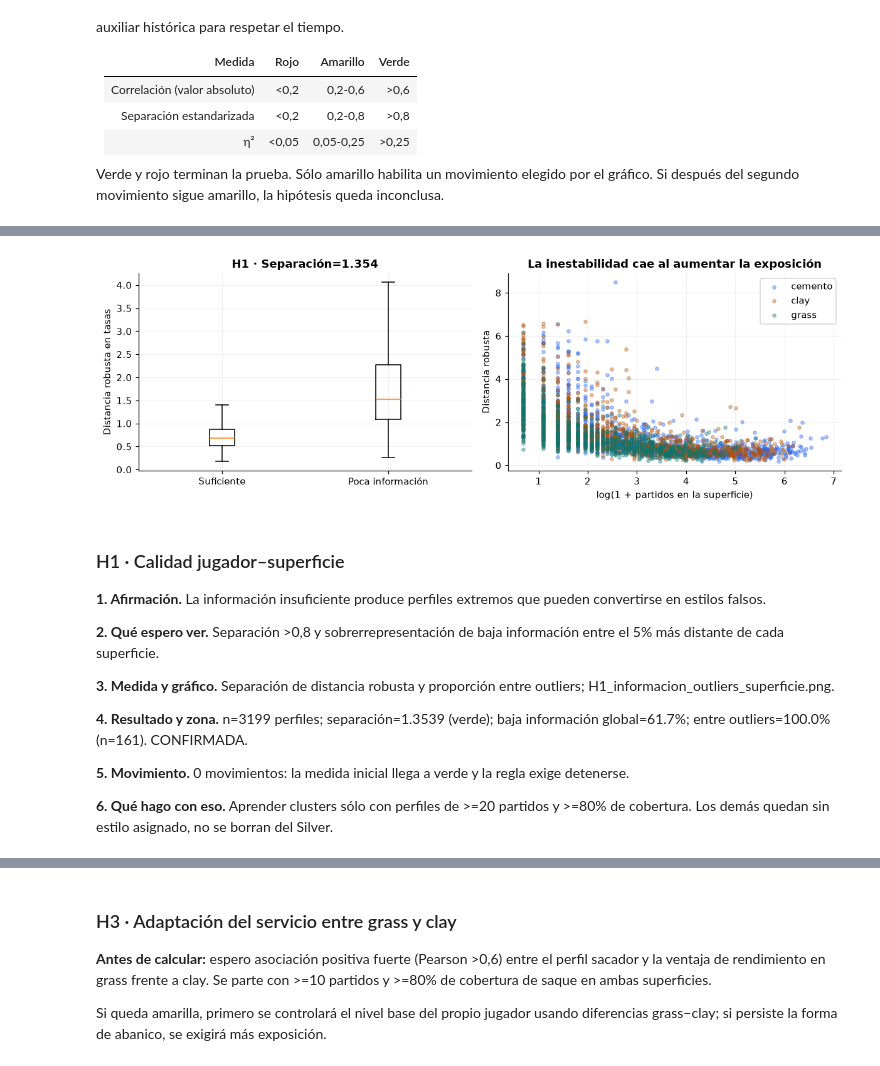
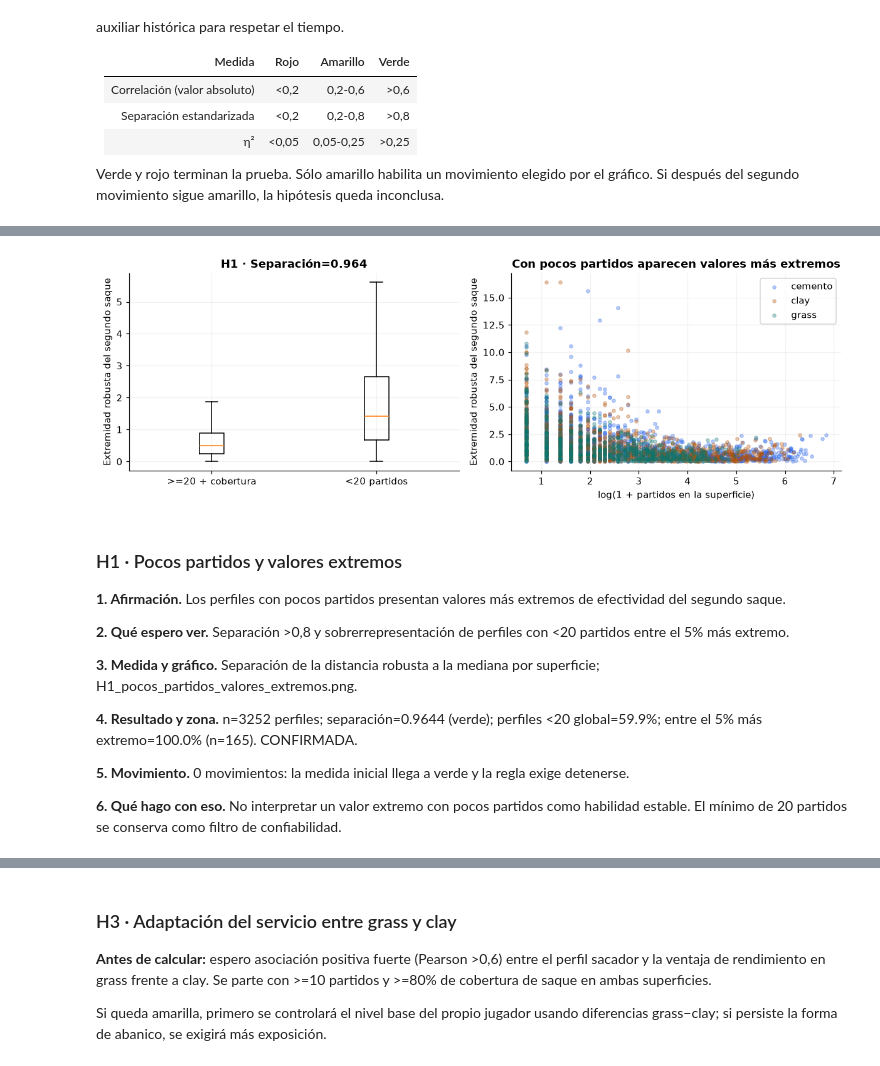
Before and after one commit to Rami195/ATP, a Jupyter notebook: entrega2/EDA_ATP_Entrega2.ipynb, the cells around one changed output, grey strips where cells are left out. Drawn from its saved outputs; the diff is of its cells as text; code cells hidden in the pictures.

```diff
--- a/entrega2/EDA_ATP_Entrega2.ipynb
+++ b/entrega2/EDA_ATP_Entrega2.ipynb
@@ -645,60 +650,66 @@ outlier al 5% más distante de cada superficie; no se eliminan filas del Silver.
 # %%
-variables_estilo = list(RATIOS)
-h1m = perfiles_superficie.dropna(subset=variables_estilo).copy()
-h1m['distancia_robusta'] = np.nan
+h1m = perfiles_superficie.dropna(subset=['efectividad_segundo']).copy()
+h1m['confiable'] = (
+    h1m.partidos.ge(20)
+    & h1m.cobertura_saque.ge(MIN_COBERTURA)
+    & h1m.cobertura_resto.ge(MIN_COBERTURA)
+)
+h1m['extremo_segundo_saque'] = np.nan
 for nombre_superficie, indices in h1m.groupby('superficie').groups.items():
     grupo = h1m.loc[indices]
-    referencia = grupo.loc[grupo.informacion_suficiente, variables_estilo]
-    centro = referencia.median()
-    iqr = (referencia.quantile(.75) - referencia.quantile(.25)).replace(0, np.nan)
-    h1m.loc[indices, 'distancia_robusta'] = np.sqrt(
-        (((grupo[variables_estilo] - centro) / iqr) ** 2).mean(axis=1)
+    referencia = grupo.loc[grupo.confiable, 'efectividad_segundo']
+    mediana = referencia.median()
+    iqr = referencia.quantile(.75) - referencia.quantile(.25)
+    h1m.loc[indices, 'extremo_segundo_saque'] = (
+        (grupo.efectividad_segundo - mediana).abs() / iqr
     )
 
-dist_baja = h1m.loc[~h1m.informacion_suficiente, 'distancia_robusta']
-dist_suf = h1m.loc[h1m.informacion_suficiente, 'distancia_robusta']
-h1_sep = separacion(dist_baja, dist_suf)
-h1m['outlier'] = h1m.groupby('superficie').distancia_robusta.transform(
+ext_pocos = h1m.loc[h1m.partidos.lt(20), 'extremo_segundo_saque']
+ext_confiables = h1m.loc[h1m.confiable, 'extremo_segundo_saque']
+h1_sep = separacion(ext_pocos, ext_confiables)
+h1m['outlier'] = h1m.groupby('superficie').extremo_segundo_saque.transform(
     lambda x: x.ge(x.quantile(.95)))
-prop_baja_global = (~h1m.informacion_suficiente).mean()
-prop_baja_outlier = (~h1m.loc[h1m.outlier, 'informacion_suficiente']).mean()
+prop_pocos_global = h1m.partidos.lt(20).mean()
+prop_pocos_outlier = h1m.loc[h1m.outlier, 'partidos'].lt(20).mean()
 
 fig, axes = plt.subplots(1,2,figsize=(11,3.8))
-axes[0].boxplot([dist_suf, dist_baja], tick_labels=['Suficiente','Poca información'], showfliers=False)
-axes[0].set(ylabel='Distancia robusta en tasas',title=f'H1 · Separación={h1_sep:.3f}')
+axes[0].boxplot([ext_confiables, ext_pocos],
+                tick_labels=['>=20 + cobertura','<20 partidos'],showfliers=False)
+axes[0].set(ylabel='Extremidad robusta del segundo saque',title=f'H1 · Separación={h1_sep:.3f}')
 colores_superficie={'cemento':AZUL,'clay':'#b45309','grass':VERDE}
 for nombre_superficie, grupo in h1m.groupby('superficie'):
-    axes[1].scatter(np.log1p(grupo.partidos),grupo.distancia_robusta,s=12,alpha=.35,
+    axes[1].scatter(np.log1p(grupo.partidos),grupo.extremo_segundo_saque,s=12,alpha=.3,
                     color=colores_superficie[nombre_superficie],label=nombre_superficie)
-axes[1].set(xlabel='log(1 + partidos en la superficie)',ylabel='Distancia robusta',
-            title='La inestabilidad cae al aumentar la exposición')
+axes[1].set(xlabel='log(1 + partidos en la superficie)',
+            ylabel='Extremidad robusta del segundo saque',
+            title='Con pocos partidos aparecen valores más extremos')
 axes[1].legend()
-grafico('H1_informacion_outliers_superficie')
+grafico('H1_pocos_partidos_valores_extremos')
 
 z1 = zona(h1_sep,'separacion')
 estado1 = 'confirmada' if z1=='verde' else 'refutada' if z1=='rojo' else 'inconclusa'
-ficha('H1','Calidad jugador–superficie',
-    'La información insuficiente produce perfiles extremos que pueden convertirse en estilos falsos.',
-    'Separación >0,8 y sobrerrepresentación de baja información entre el 5% más distante de cada superficie.',
-    'Separación de distancia robusta y proporción entre outliers; H1_informacion_outliers_superficie.png.',
-    f'n={len(h1m)} perfiles; separación={h1_sep:.4f} ({z1}); baja información global={prop_baja_global:.1%}; '
-    f'entre outliers={prop_baja_outlier:.1%} (n={h1m.outlier.sum()}). {estado1.upper()}.',
+ficha('H1','Pocos partidos y valores extremos',
+    'Los perfiles con pocos partidos presentan valores más extremos de efectividad del segundo saque.',
+    'Separación >0,8 y sobrerrepresentación de perfiles con <20 partidos entre el 5% más extremo.',
+    'Separación de la distancia robusta a la mediana por superficie; H1_pocos_partidos_valores_extremos.png.',
+    f'n={len(h1m)} perfiles; separación={h1_sep:.4f} ({z1}); perfiles <20 global={prop_pocos_global:.1%}; '
+    f'entre el 5% más extremo={prop_pocos_outlier:.1%} (n={h1m.outlier.sum()}). {estado1.upper()}.',
     '0 movimientos: la medida inicial llega a verde y la regla exige detenerse.',
-    'Aprender clusters sólo con perfiles de >=20 partidos y >=80% de cobertura. Los demás quedan sin estilo asignado, no se borran del Silver.',
+    'No interpretar un valor extremo con pocos partidos como habilidad estable. El mínimo de 20 partidos se conserva como filtro de confiabilidad.',
     h1_sep,'separacion',estado1,len(h1m))
 # %% [output]
-[figure, old version]
+[figure, new version]
-### H1 · Calidad jugador–superficie
+### H1 · Pocos partidos y valores extremos
 
-**1. Afirmación.** La información insuficiente produce perfiles extremos que pueden convertirse en estilos falsos.
+**1. Afirmación.** Los perfiles con pocos partidos presentan valores más extremos de efectividad del segundo saque.
 
-**2. Qué espero ver.** Separación >0,8 y sobrerrepresentación de baja información entre el 5% más distante de cada superficie.
+**2. Qué espero ver.** Separación >0,8 y sobrerrepresentación de perfiles con <20 partidos entre el 5% más extremo.
 
-**3. Medida y gráfico.** Separación de distancia robusta y proporción entre outliers; H1_informacion_outliers_superficie.png.
+**3. Medida y gráfico.** Separación de la distancia robusta a la mediana por superficie; H1_pocos_partidos_valores_extremos.png.
 
-**4. Resultado y zona.** n=3199 perfiles; separación=1.3539 (verde); baja información global=61.7%; entre outliers=100.0% (n=161). CONFIRMADA.
+**4. Resultado y zona.** n=3252 perfiles; separación=0.9644 (verde); perfiles <20 global=59.9%; entre el 5% más extremo=100.0% (n=165). CONFIRMADA.
 
 **5. Movimiento.** 0 movimientos: la medida inicial llega a verde y la regla exige detenerse.
 
-**6. Qué hago con eso.** Aprender clusters sólo con perfiles de >=20 partidos y >=80% de cobertura. Los demás quedan sin estilo asignado, no se borran del Silver.
+**6. Qué hago con eso.** No interpretar un valor extremo con pocos partidos como habilidad estable. El mínimo de 20 partidos se conserva como filtro de confiabilidad.
 # %% [markdown]
```
Also changed, not shown: parts of 10 cells of this notebook.
